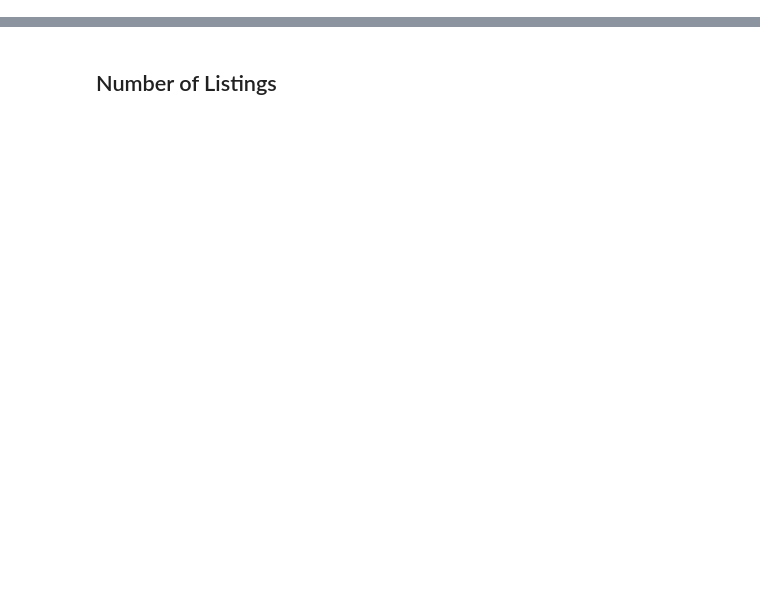
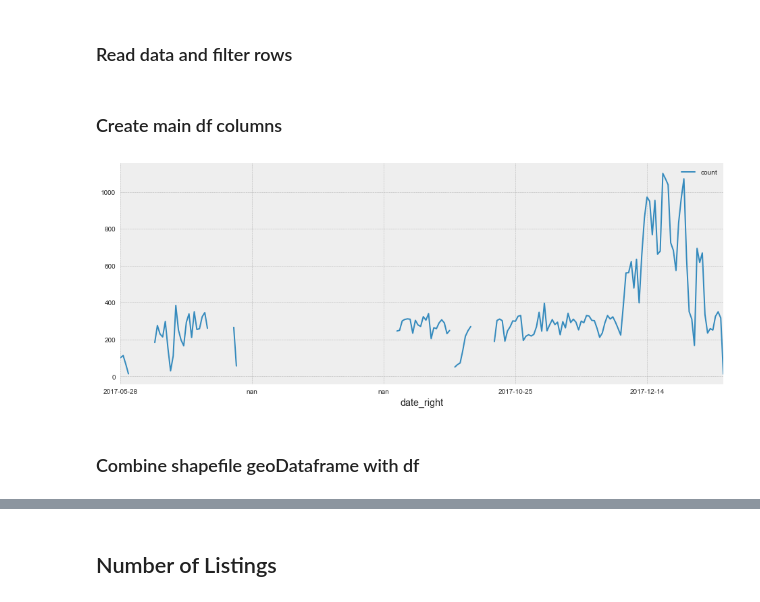
Before and after one commit to tjspross/scrapy_smartshanghai, a Jupyter notebook: ss_analysis.ipynb, the cells around one changed output, grey strips where cells are left out. Saved outputs shown, nothing was run; the diff lists cells and outputs as text; code cells hidden in the pictures; blank space fills up the shorter version.

```diff
--- a/ss_analysis.ipynb
+++ b/ss_analysis.ipynb
@@ -31 +49,3 @@ df_bound_poly = df_bound_poly.loc[df_bound_poly['ADMIN_LEVE']=='6']
+# %% [markdown]
+### Read data and filter rows
 # %%
@@ -106,5 +154,49 @@ weeks = weeks.sort_values()
 df = df.loc[df['longitude'].astype('str') !='']
 df = df.loc[df['latitude'].astype('str')!='']
+# %% [markdown]
+### Create main df columns
+# %%
+# Truncate publish_time column into dates and months
+df['publish_date'] = df['publish_time'].dt.date
+df['publish_month'] = pd.to_datetime(dict(year=df['publish_time'].dt.year, month=df['publish_time'].dt.month, day=1))
+df['pub_month'] = df['publish_month'].dt.month
+df['publish_week']=(df['publish_time'] - pd.to_timedelta(df['publish_time'].dt.dayofweek, unit='d')).dt.date
+
+# create bool column for top 5% size apartments
+top5_size = []
+for a in [1,2,3,4,5,6]:
+    top5_threshold = df.loc[df['rooms_BR']==a]['size_int'].quantile(0.95)
+    top5_size.extend(df.loc[(df['rooms_BR']==a) & (df['size_int']>=top5_threshold)]['listing_id'].tolist())
+df['top5_size'] = df['listing_id'].isin(top5_size)
+
+# Define columns
+main_cols = ['area','author','description','floor','latitude',
+             'longitude','listing_id','posted_type','price','publish_time','rooms','size','title']
+checkbox_cols = ['air_filter','central_aircon','balcony','dryer','dvd_player','elevator',
+                 'floor_heating','health_club','outdoor_space','oven','parking','playground','pool',
+                'security','tv','wall_heating','washing_machine','water_filter']
+# %%
+# Visualize number of listings pulled by date
+start = df.publish_time.min()
+stop = df.publish_time.max()
+dates_dense=[]
+from datetime import timedelta
+for a in xrange(0,(stop-start).days + 1,1):
+    dates_dense.append(start.date() + timedelta(days=a))
+df_date_left = pd.DataFrame(dates_dense,columns=['date_left'])
+df_date_left['count']=0
+df_date_right = pd.DataFrame(df.publish_date.value_counts())
+df_date_right['count']=df_date_right['publish_date']
+df_date_right['date_right'] = df_date_right.index
+df_dates = pd.merge(df_date_left,df_date_right,how='left',left_on='date_left',right_on='date_right')
+df_dates['count'] = df_dates['count_x'] + df_dates['count_y']
+# df_dates.fillna(0)
+df_dates.plot(kind='line',x='date_right',y='count',figsize=(16,6))
+plt.show()
+# %% [output]
+[figure, added]
+# %% [markdown]
+### Combine shapefile geoDataframe with df
 # %%
 def checkarea(value,geoDataFrame):
     area = geoDataFrame.loc[geoDataFrame['geometry'].contains(geometry.Point(value[0],value[1]))]['TITLE']
```
Also changed, not shown: parts of 82 cells of this notebook, 2 other files.
